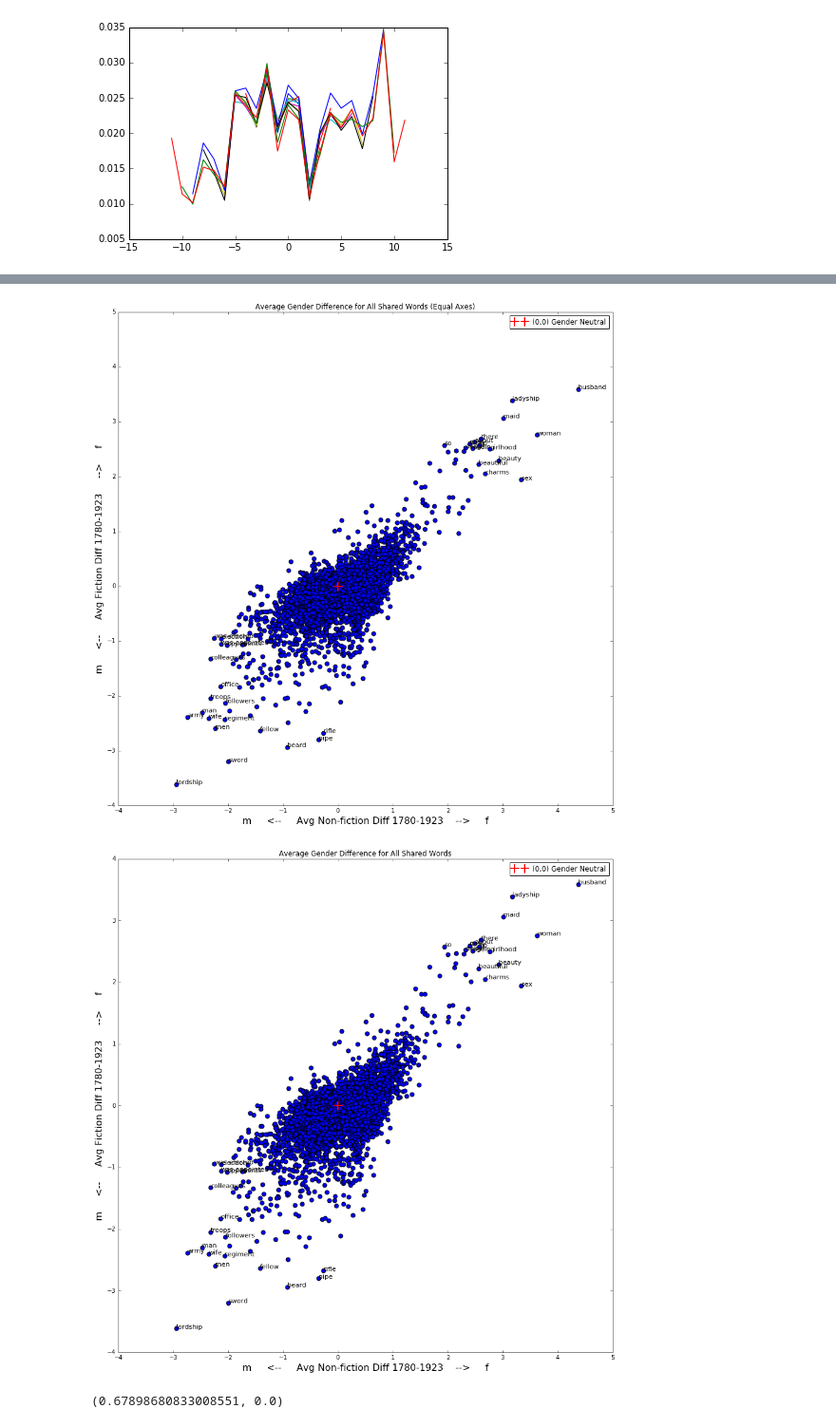
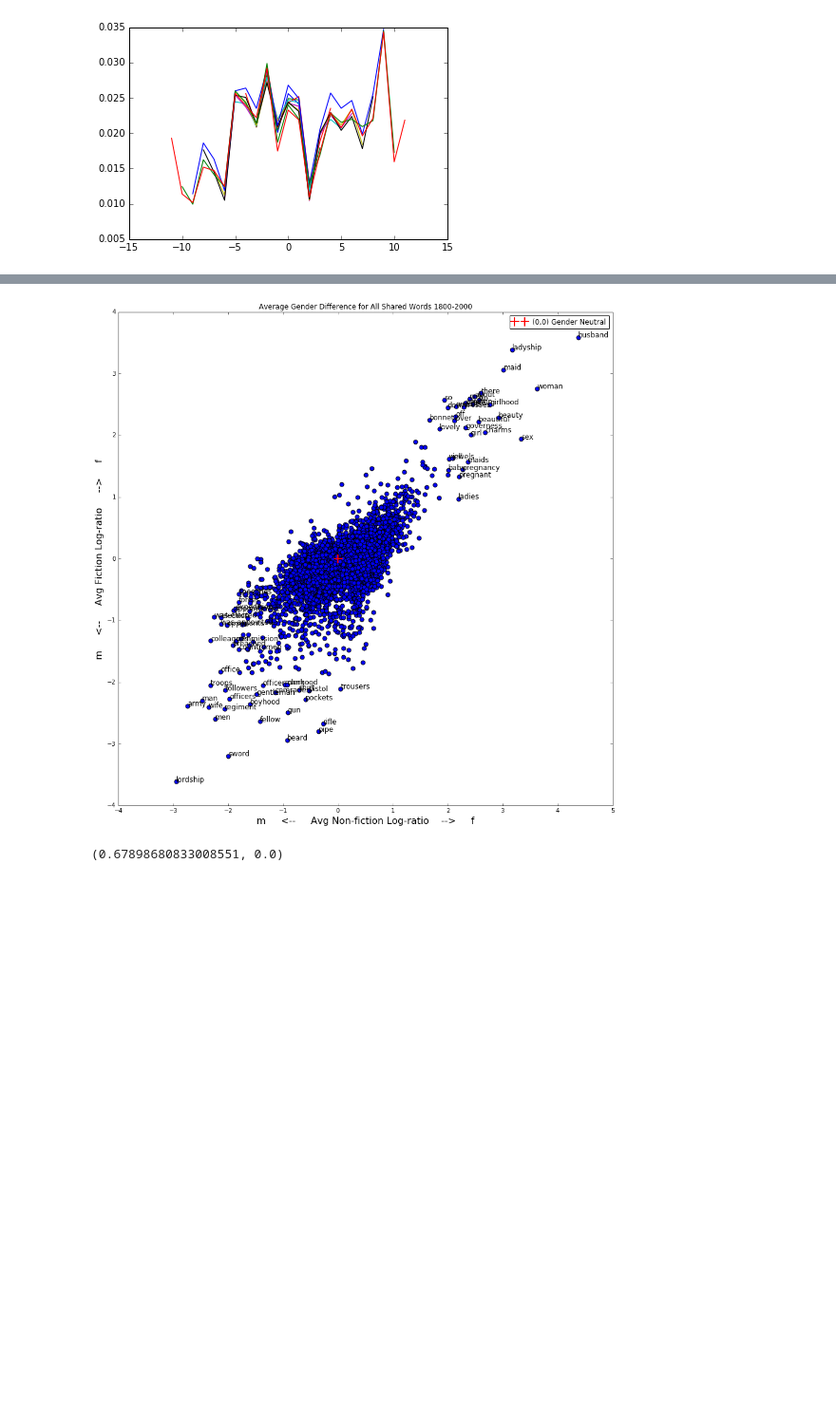
Before and after one commit to tedunderwood/biographies, a Jupyter notebook: code/timeseries_lag_balanced.ipynb, the cells around one changed output, grey strips where cells are left out. Shown at 95% size. Cells and saved outputs as stored; diff of their text form; code cells hidden in the pictures; blank space fills up the shorter version.

```diff
--- a/code/timeseries_lag_balanced.ipynb
+++ b/code/timeseries_lag_balanced.ipynb
@@ -68,5 +67,5 @@ print(bio_subset.shape)
 # %%
-word = 'hair'
+word = 'house'
 r, p = pearsonr(fic_subset[word], bio_subset[word])
 print(r, p)
 # %% [output]
@@ -219,7 +269,7 @@ the_correlations = dict()
 # we're going to create a different dictionary entry
 # for each "shift-ceiling"
 
-for absolute_floor in range(20, 100, 20):
+for absolute_floor in [15, 30, 60, 75, 85]:
     print(absolute_floor)
     shift_ceiling = 14
     shifts = []
@@ -244,7 +294,7 @@ for absolute_floor in range(20, 100, 20):
 
     # we save a list of tuples where x[0] = shift and x[1] = avg corr
 
-for af in range(20, 160, 20):
+for af in [15, 30, 60, 75, 85]:
     x, y = zip(*the_correlations[af])
     plt.plot(x, y)
 
@@ -259,6 +317,7 @@ Correlations over time are consistently weaker when biography is shifted back on
 # %%
-for af in range(20, 100, 20):
+for af in [15, 30, 60, 75, 85]:
     x, y = zip(*the_correlations[af])
     meancorr = sum(y) / len(y)
-    print("From " + str(1780 + af) + " to " + str(1780 + af + 100) + ": " + str(meancorr))
+    print("From " + str(1800 + af) + " to " + str(1800 + af + 100) + " mean: " + str(meancorr) + " and sd: "
+          + str(np.std(y)))
 # %% [output]
@@ -311,41 +362,39 @@ def plot_diff_means(words, frametoplot, adjust=False, title=False, label_outlier
     ax0 = df.plot('bio_mean', 'fic_mean', kind='scatter', s=50, figsize=(15,15))
     ax0.plot(0, 0, 'r+', ms=15, mew=2, label='(0,0) Gender Neutral')
 
     texts = []
     for x, y, s in zip(df['bio_mean'], df['fic_mean'], df['word']):
         if label_outliers:
-            if ((-2 < x < 2.5) == False) | ((-2.5 < y < 2.5) == False):
+            if ((-1.8 < x < 2) == False) | ((-2 < y < 2) == False):
                 texts.append((x, y, s))
 
     plt.legend(loc='best')
-    plt.xlabel('m     <--     Avg Non-fiction Diff 1780-1923    -->     f', fontsize=16, )
-    plt.ylabel('m     <--     Avg Fiction Diff 1780-1923     -->     f', fontsize=16)
+    plt.xlabel('m     <--     Avg Non-fiction Log-ratio    -->     f', fontsize=16, )
+    plt.ylabel('m     <--     Avg Fiction Log-ratio     -->     f', fontsize=16)
     if title:
         plt.title(title)
     if normalize_axes:
         ylim = ax0.get_ylim()
         xlim = ax0.get_xlim()
         new_low = min(xlim[0], ylim[0])
         new_hi = max(xlim[1], ylim[1])
         plt.ylim(new_low, new_hi)
         plt.xlim(new_low, new_hi)
 
     if label_outliers:
         for x, y, label in texts:
-            plt.annotate(label, xy=(x, y), size = 11)
+            plt.annotate(label, xy=(x, y), size = 12)
 
     if save:
         if title:
             plt.savefig('./{}.png'.format(title))
         else:
             plt.savefig('./genderDiffMeans.png')
     plt.show()
 
-plot_diff_means(all_words, means_df, adjust=True, title="Average Gender Difference for All Shared Words (Equal Axes)", label_outliers=True, normalize_axes=True, save=True)
-plot_diff_means(all_words, means_df, adjust=True, title="Average Gender Difference for All Shared Words", label_outliers=True, normalize_axes=False, save = True)
+plot_diff_means(all_words, means_df, adjust=True, title="Average Gender Difference for All Shared Words 1800-2000", label_outliers=True, normalize_axes=False, save = False)
 # %% [output]
-[figure, old version]
+[figure, new version]
-[figure, removed]
 # %%
 pearsonr(means_df['bio_mean'], means_df['fic_mean'])
 # %% [output]
```
Also changed, not shown: parts of 43 cells of this notebook.
